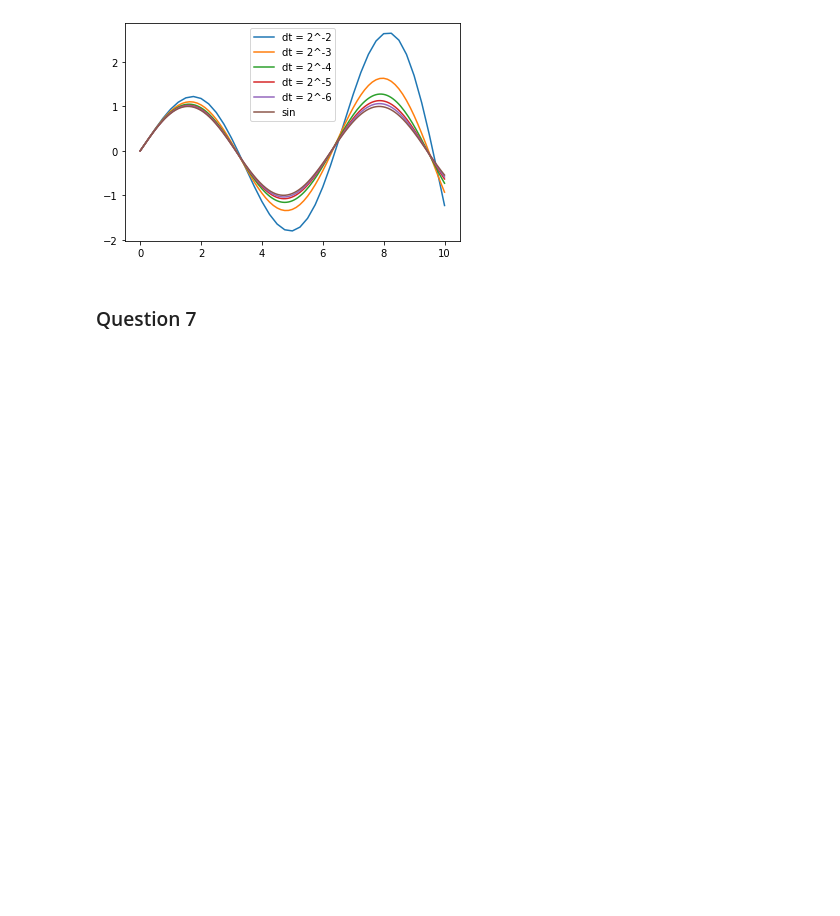
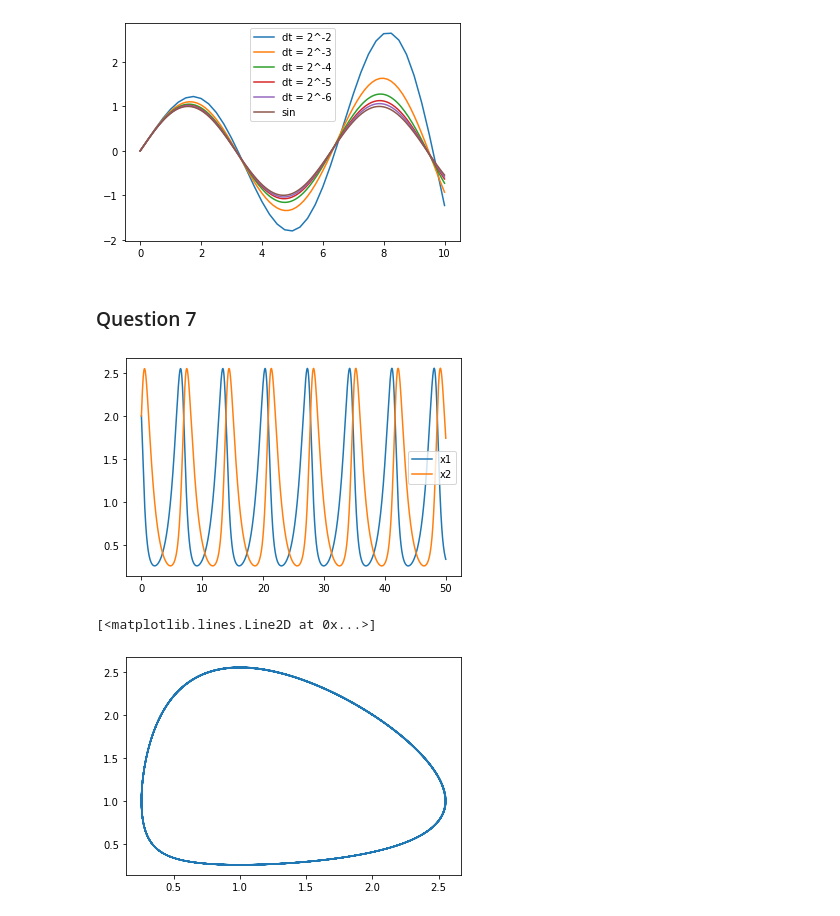
Before and after one commit to mroyerdevericourt/projetMI2, a Jupyter notebook: Rendu.ipynb, the cells around one changed output. Saved outputs shown, nothing was run; the diff lists cells and outputs as text; code cells hidden in the pictures; blank space fills up the shorter version.

```diff
--- a/Rendu.ipynb
+++ b/Rendu.ipynb
@@ -96,3 +96,18 @@ plt.show()
 [figure]
 # %% [markdown]
 ### Question 7
+# %%
+x10, x20 = 2, 2
+dt = 0.1
+t, x = solve_euler_explicit(f, [x10, x20], dt, 0, 50)
+plt.plot(t, x[:, 0], label = 'x1')
+plt.plot(t, x[:, 1], label = 'x2')
+plt.legend()
+plt.show()
+
+plt.plot(x[:, 0], x[:, 1])
+plt.show()
+# %% [output]
+[figure, added]
+[<matplotlib.lines.Line2D at 0x...>]
+[figure, added]
```
